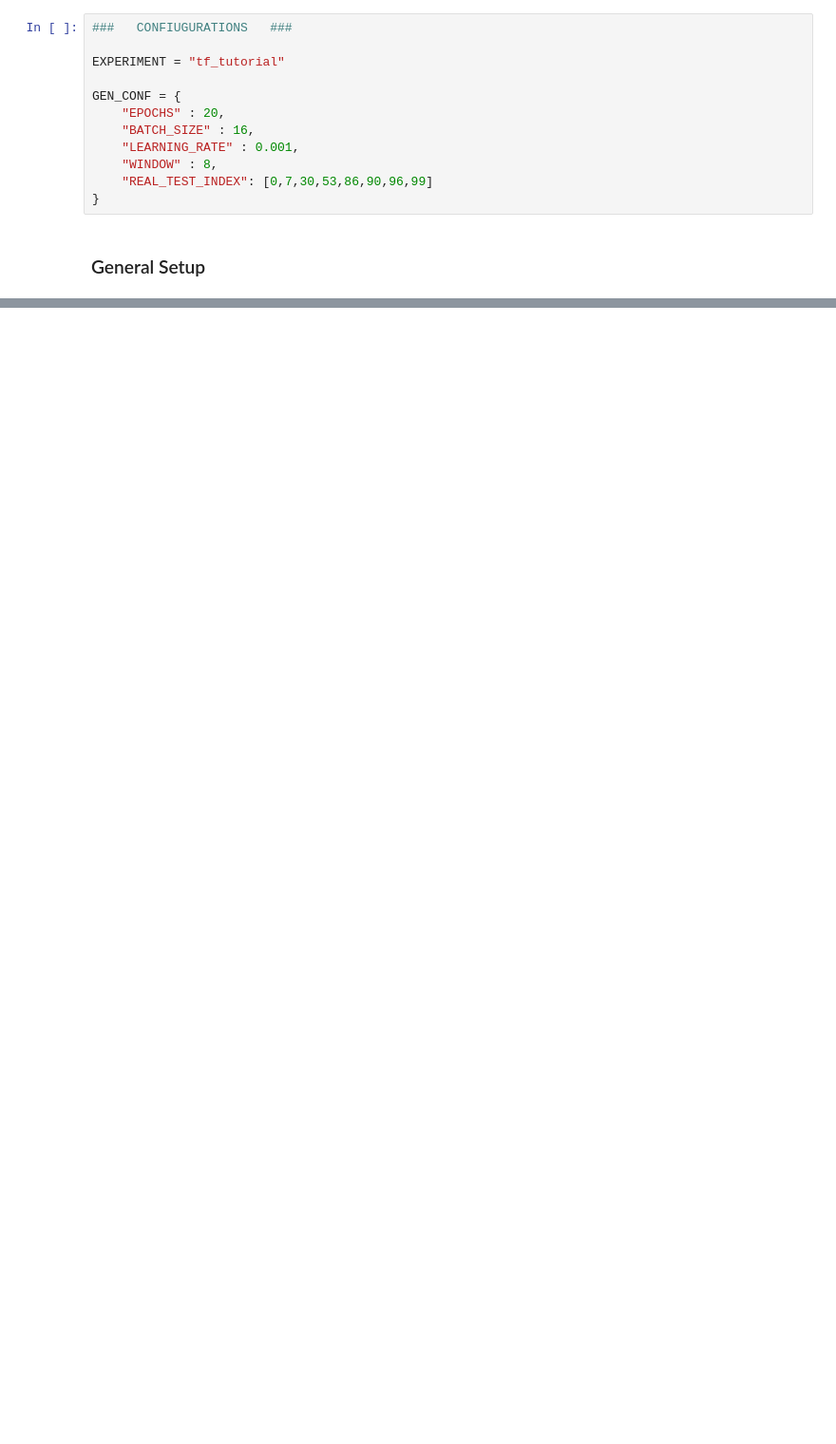
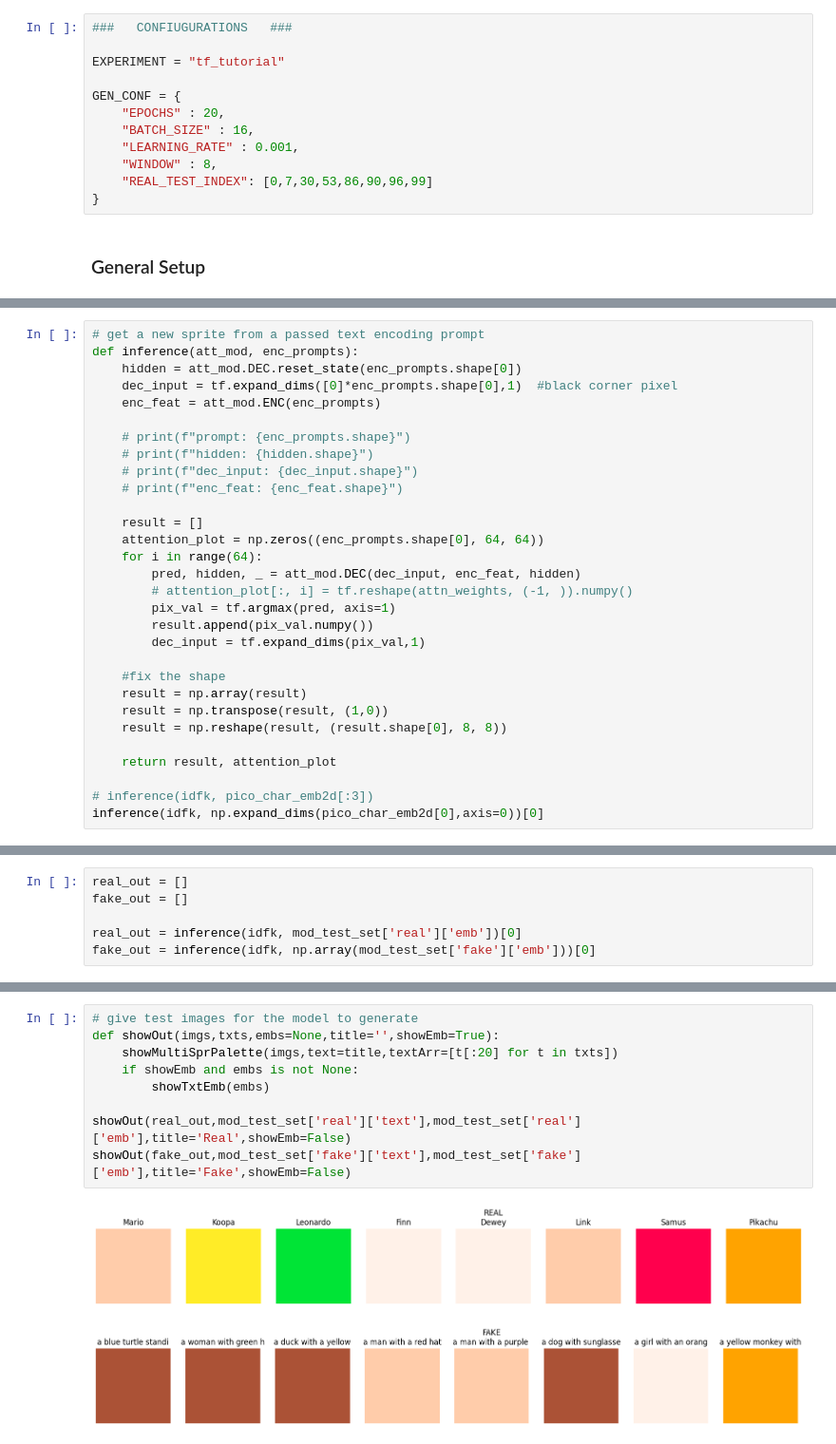
Before and after one commit to MasterMilkX/BMO_chatbot_prototype, a Jupyter notebook: Experimental_Notebooks/sprite_attention.ipynb, the cells around one changed output, grey strips where cells are left out. Shown at 95% size. Drawn from its saved outputs; the diff is of its cells as text; blank space fills up the shorter version.

```diff
--- a/Experimental_Notebooks/sprite_attention.ipynb
+++ b/Experimental_Notebooks/sprite_attention.ipynb
@@ -257,0 +445,30 @@ def train_step(text_enc_in, img_target):
+# %%
+# get a new sprite from a passed text encoding prompt
+def inference(att_mod, enc_prompts):
+    hidden = att_mod.DEC.reset_state(enc_prompts.shape[0])
+    dec_input = tf.expand_dims([0]*enc_prompts.shape[0],1)  #black corner pixel
+    enc_feat = att_mod.ENC(enc_prompts)
+
+    # print(f"prompt: {enc_prompts.shape}")
+    # print(f"hidden: {hidden.shape}")
+    # print(f"dec_input: {dec_input.shape}")
+    # print(f"enc_feat: {enc_feat.shape}")
+
+    result = []
+    attention_plot = np.zeros((enc_prompts.shape[0], 64, 64))
+    for i in range(64):
+        pred, hidden, _ = att_mod.DEC(dec_input, enc_feat, hidden)
+        # attention_plot[:, i] = tf.reshape(attn_weights, (-1, )).numpy()
+        pix_val = tf.argmax(pred, axis=1)
+        result.append(pix_val.numpy())
+        dec_input = tf.expand_dims(pix_val,1)
+
+    #fix the shape
+    result = np.array(result)
+    result = np.transpose(result, (1,0))
+    result = np.reshape(result, (result.shape[0], 8, 8))
+
+    return result, attention_plot
+
+# inference(idfk, pico_char_emb2d[:3])
+inference(idfk, np.expand_dims(pico_char_emb2d[0],axis=0))[0]
@@ -257,0 +484,6 @@ def train_step(text_enc_in, img_target):
+# %%
+real_out = []
+fake_out = []
+
+real_out = inference(idfk, mod_test_set['real']['emb'])[0]
+fake_out = inference(idfk, np.array(mod_test_set['fake']['emb']))[0]
@@ -257,0 +496,12 @@ def train_step(text_enc_in, img_target):
+# %%
+# give test images for the model to generate
+def showOut(imgs,txts,embs=None,title='',showEmb=True):
+    showMultiSprPalette(imgs,text=title,textArr=[t[:20] for t in txts])
+    if showEmb and embs is not None:
+        showTxtEmb(embs)
+
+showOut(real_out,mod_test_set['real']['text'],mod_test_set['real']['emb'],title='Real',showEmb=False)
+showOut(fake_out,mod_test_set['fake']['text'],mod_test_set['fake']['emb'],title='Fake',showEmb=False)
+# %% [output]
+[figure, added]
+[figure, added]
```
Also changed, not shown: parts of 24 cells of this notebook, 2 other files.
